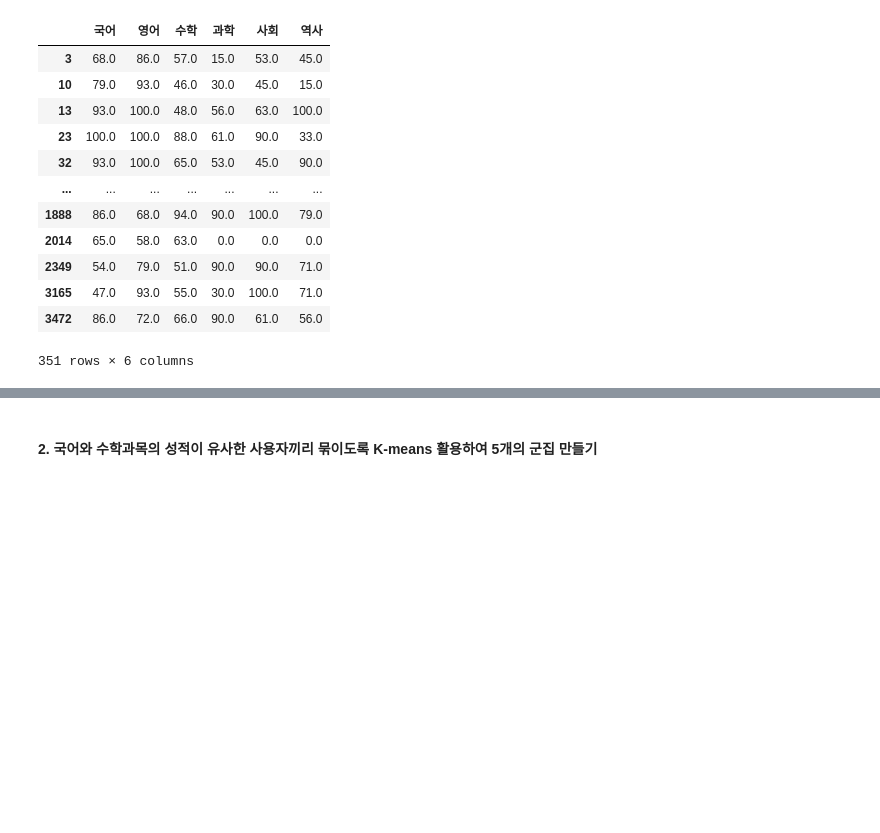
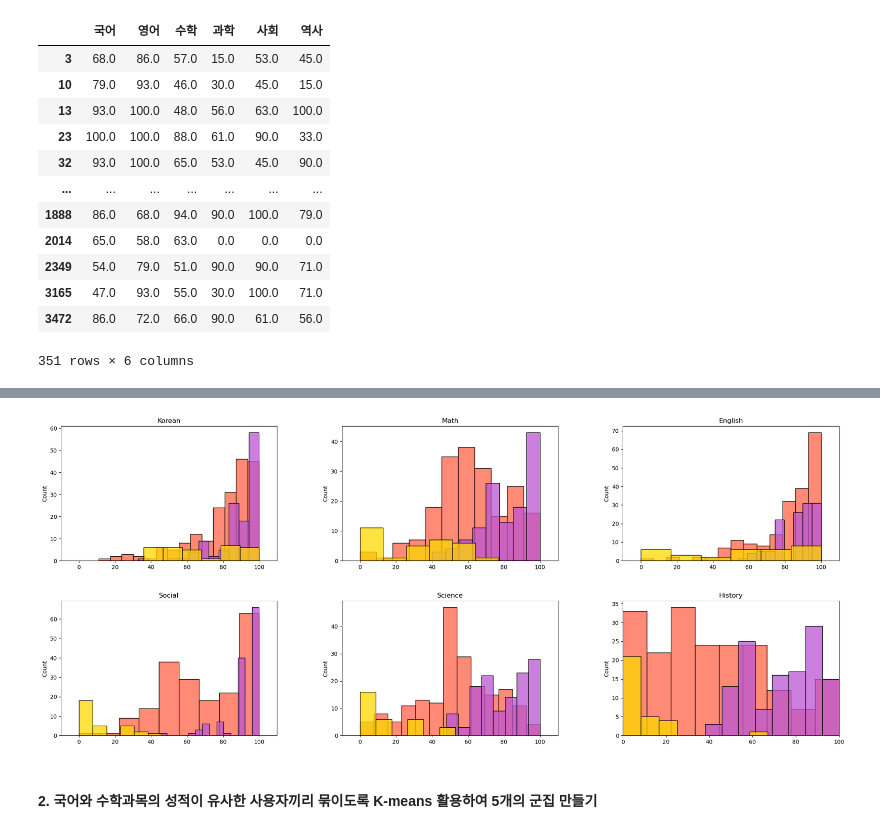
Before and after one commit to jhs9129/Machine-Learning, a Jupyter notebook: clustering.ipynb, the cells around one changed output, grey strips where cells are left out. Cells and saved outputs as stored; diff of their text form; code cells hidden in the pictures; blank space fills up the shorter version.

```diff
--- a/clustering.ipynb
+++ b/clustering.ipynb
@@ -259,0 +274,2 @@ ploting_score(input_data)
+# %%
+df_pca = pd.DataFrame(df_pca)
@@ -259,0 +292,7 @@ ploting_score(input_data)
+# %%
+gmm = GaussianMixture(n_components=3, random_state= 1)
+gmm.fit(df_pca)
+
+predict_label = gmm.predict(df_pca)
+
+df_pca['gmm_cluster'] = predict_label
@@ -259,0 +315,3 @@ ploting_score(input_data)
+# %%
+df = pd.concat([df.reset_index(drop=True),df_pca], axis=1)
+df
@@ -260,3 +332,7 @@ ploting_score(input_data)
+# %%
+ploting_score(df)
+# %% [output]
+[figure, added]
 # %% [markdown]
 #### 2. 국어와 수학과목의 성적이 유사한 사용자끼리 묶이도록 K-means 활용하여 5개의 군집 만들기
 # %%
```
Also changed, not shown: parts of 28 cells of this notebook.
